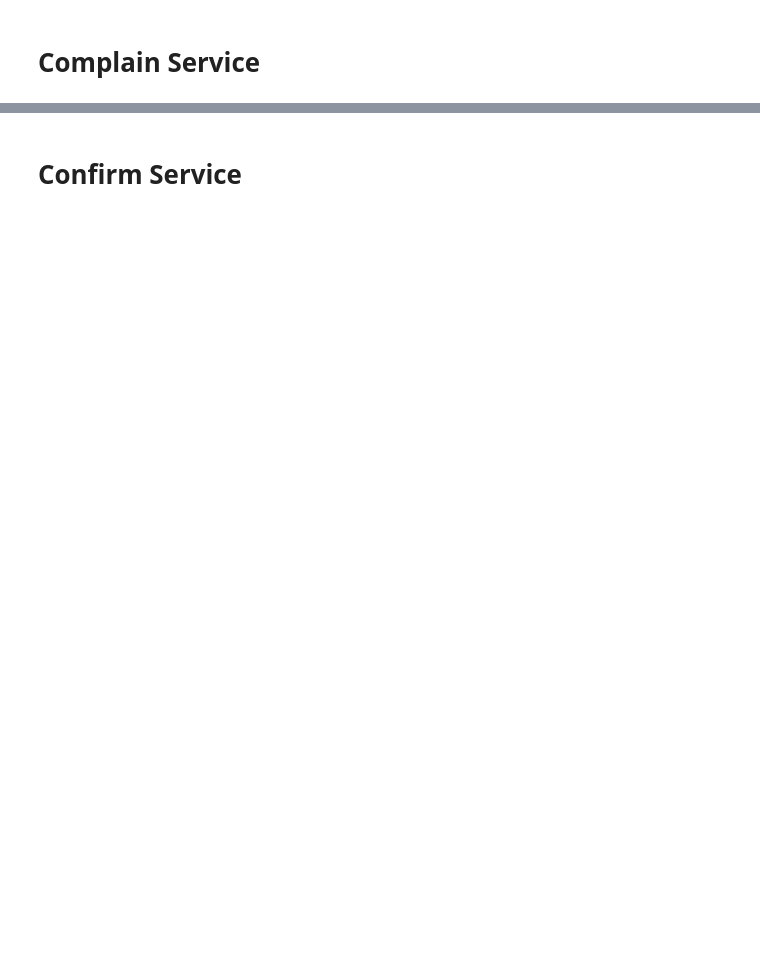
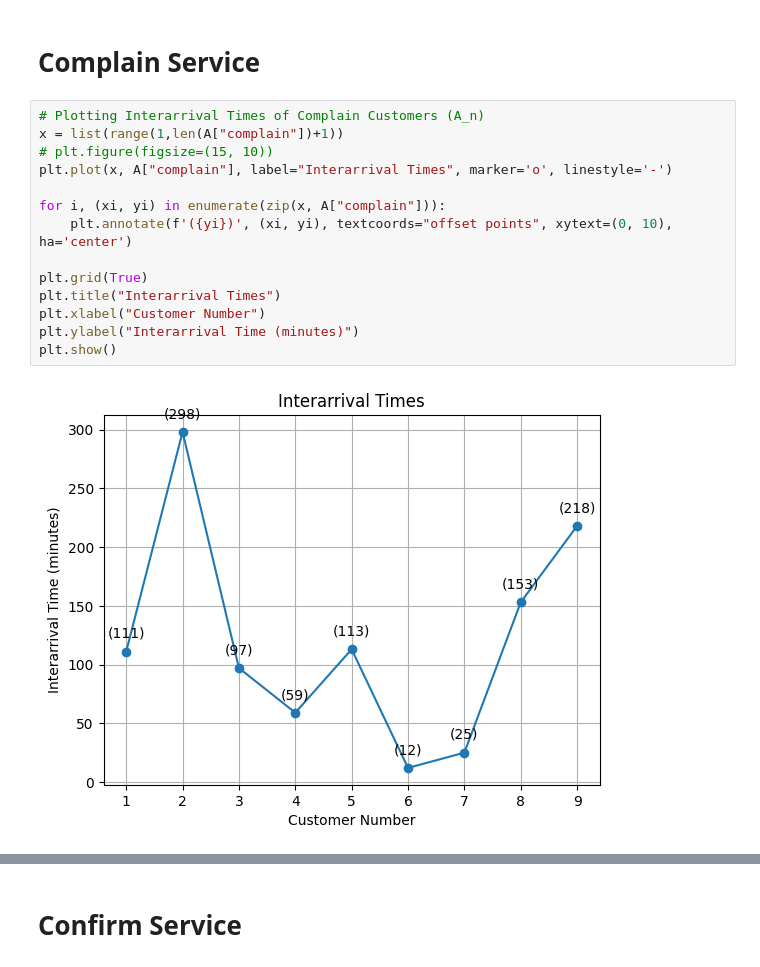
Before and after one commit to smmhatami/simulation_project, a Jupyter notebook: simul.ipynb, the cells around one changed output, grey strips where cells are left out. Saved outputs shown, nothing was run; the diff lists cells and outputs as text; blank space fills up the shorter version.

Commit message:
add plots for other services

```diff
--- a/simul.ipynb
+++ b/simul.ipynb
@@ -438,2 +440,18 @@ Average Time Spent in the Queue (W_Q): 78.0
 # %% [markdown]
 # Complain Service
+# %%
+# Plotting Interarrival Times of Complain Customers (A_n)
+x = list(range(1,len(A["complain"])+1))
+# plt.figure(figsize=(15, 10))
+plt.plot(x, A["complain"], label="Interarrival Times", marker='o', linestyle='-')
+
+for i, (xi, yi) in enumerate(zip(x, A["complain"])):
+    plt.annotate(f'({yi})', (xi, yi), textcoords="offset points", xytext=(0, 10), ha='center')
+
+plt.grid(True)
+plt.title("Interarrival Times")
+plt.xlabel("Customer Number")
+plt.ylabel("Interarrival Time (minutes)")
+plt.show()
+# %% [output]
+[figure, added]
```
Also changed, not shown: parts of 38 cells of this notebook.
